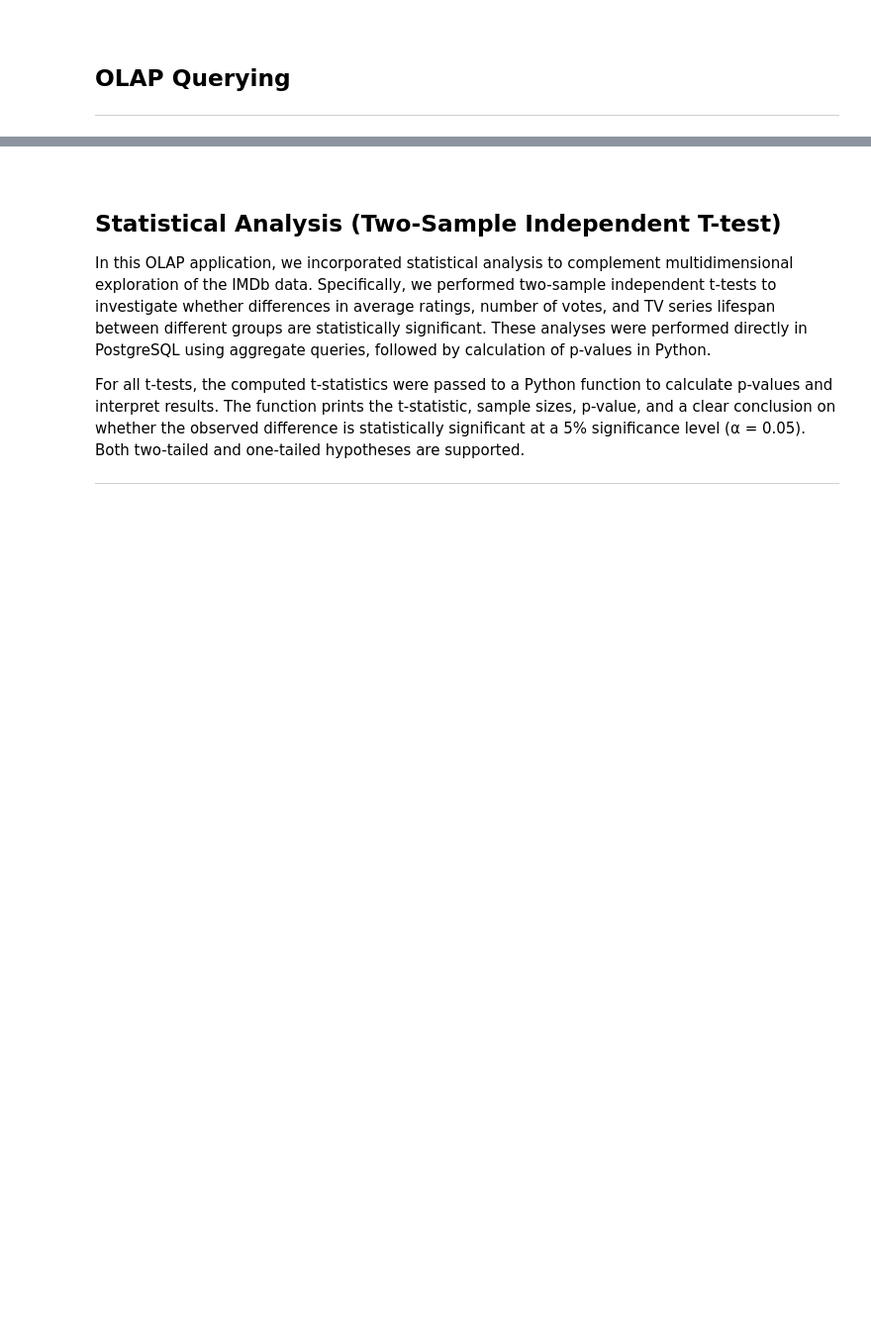
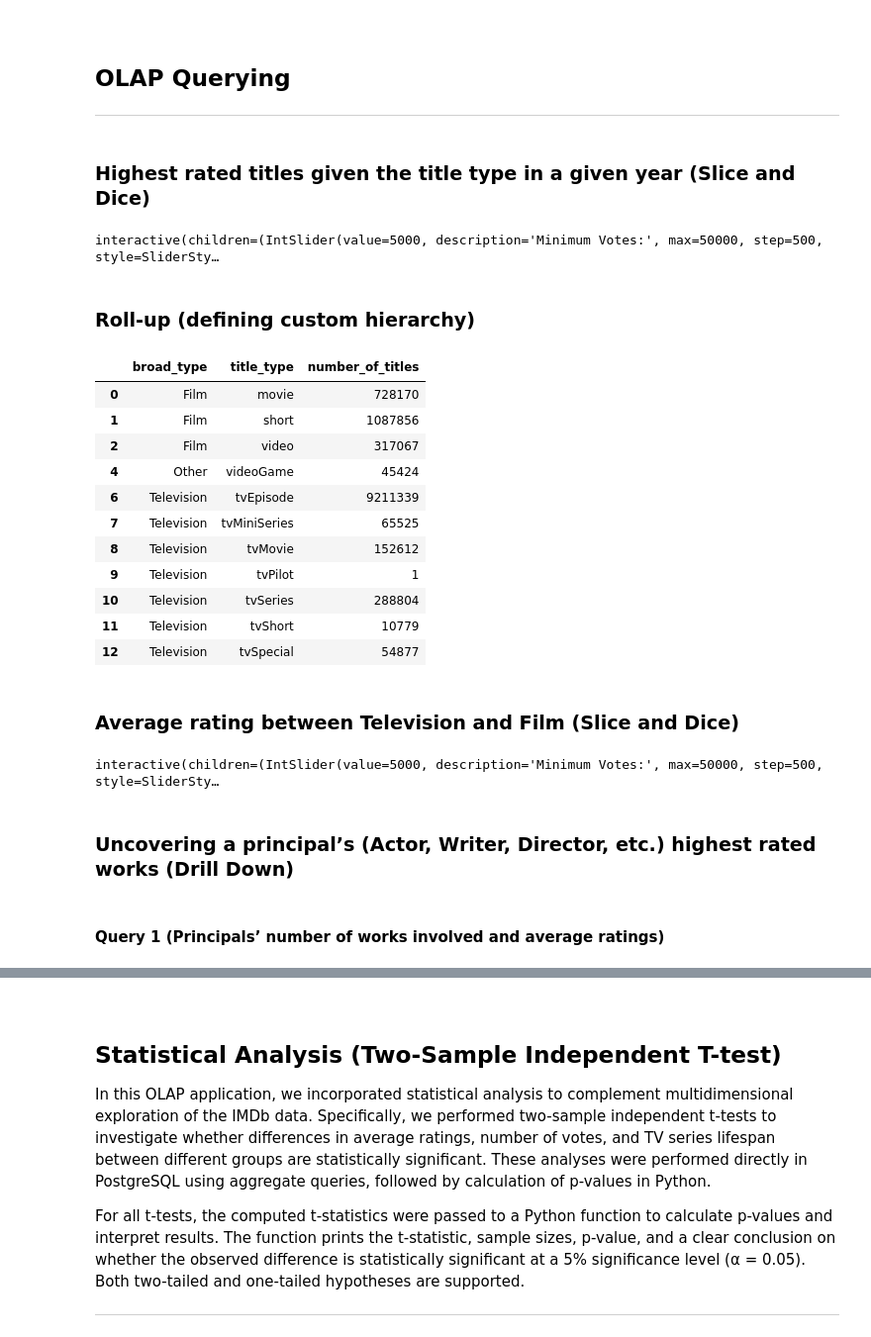
Before and after one commit to 420Rain/STADVDB_MCO1, a Jupyter notebook: notebooks/olap_report.ipynb, the cells around one changed output, grey strips where cells are left out. Shown: that part at 99% size. Drawn from its saved outputs; the diff is of its cells as text; code cells hidden in the pictures; blank space fills up the shorter version.

```diff
--- a/notebooks/olap_report.ipynb
+++ b/notebooks/olap_report.ipynb
@@ -40,13 +113,82 @@ queries = oq.OLAP(engine)
 ## OLAP Querying
 
 ---
+# %% [markdown]
+### Highest rated titles given the title type in a given year (Slice and Dice)
 # %%
-result = pd.DataFrame(queries.query_1())
-result
+def update_dashboard(minVotes, startYear, titleType):
+    try:
+        result = pd.DataFrame(queries.query_1(minVotes, startYear, titleType))
+
+        # Get the top 15
+        top_15 = result.head(15)
+
+        if top_15.empty:
+            print(f"No results found for {titleType} in {startYear} with > {minVotes} votes.")
+            return
+
+        print(f"Top 15 {titleType}s of {startYear} (min {minVotes} votes)")
+        display(top_15)
+
+    except Exception as e:
+        print(f"An error occurred: {e}")
+
+interact_manual(update_dashboard,
+         minVotes=minVotes_widget,
+         startYear=startYear_widget,
+         titleType=titleType_widget);
+# %% [output]
+interactive(children=(IntSlider(value=5000, description='Minimum Votes:', max=50000, step=500, style=SliderSty…
+# %% [markdown]
+### Roll-up (defining custom hierarchy)
 # %%
 result = pd.DataFrame(queries.query_2())
+
+result = result[result['title_type'].notna()]
+fig = px.sunburst (
+    result,
+    path=[px.Constant("All Titles"), 'broad_type', 'title_type'],
+    values='number_of_titles',
+    title='IMDb Title Hierarchy',
+    template='seaborn',
+    maxdepth=2
+)
+fig.update_layout(
+    title_x=0.5,
+    margin = dict(t=80, l=0, r=0, b=25)
+)
+fig.show()
 result
+# %% [output]
+|  | broad_type | title_type | number_of_titles |
+| 0 | Film | movie | 728170 |
+| 1 | Film | short | 1087856 |
+| 2 | Film | video | 317067 |
+| 4 | Other | videoGame | 45424 |
+| 6 | Television | tvEpisode | 9211339 |
+| 7 | Television | tvMiniSeries | 65525 |
+| 8 | Television | tvMovie | 152612 |
+| 9 | Television | tvPilot | 1 |
+| 10 | Television | tvSeries | 288804 |
+| 11 | Television | tvShort | 10779 |
+| 12 | Television | tvSpecial | 54877 |
+# %% [markdown]
+### Average rating between Television and Film (Slice and Dice)
 # %%
-result = pd.DataFrame(queries.query_3())
-result
+def update_dashboard(minVotes):
+    try:
+        result = pd.DataFrame(queries.query_3(minVotes))
+        display(result)
+
+    except Exception as e:
+        print(f"An error occurred: {e}")
+
+interact_manual(update_dashboard,
+         minVotes=minVotes_widget);
+# %% [output]
+interactive(children=(IntSlider(value=5000, description='Minimum Votes:', max=50000, step=500, style=SliderSty…
+# %% [markdown]
+### Uncovering a principal’s (Actor, Writer, Director, etc.) highest rated works (Drill Down)
+# %% [markdown]
+#### Query 1 (Principals’ number of works involved and average ratings)
 # %%
```
Also changed, not shown: parts of 36 cells of this notebook, 2 other files.
